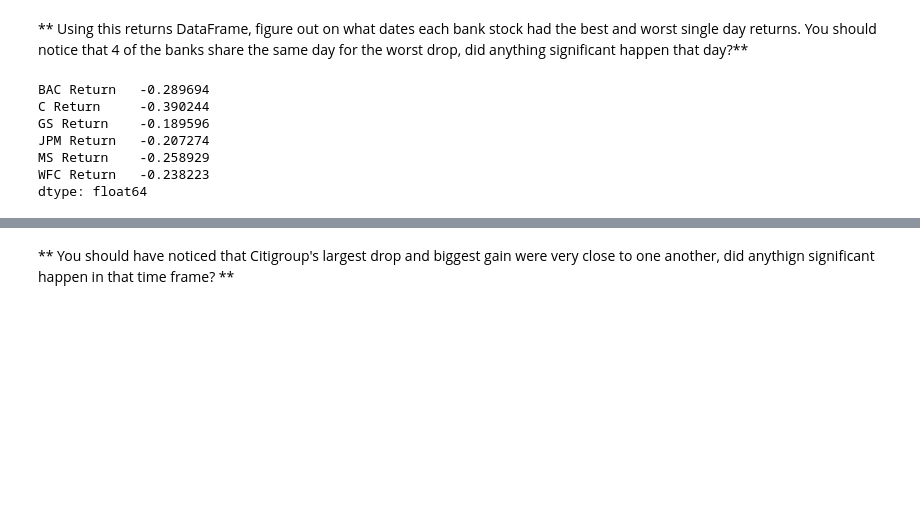
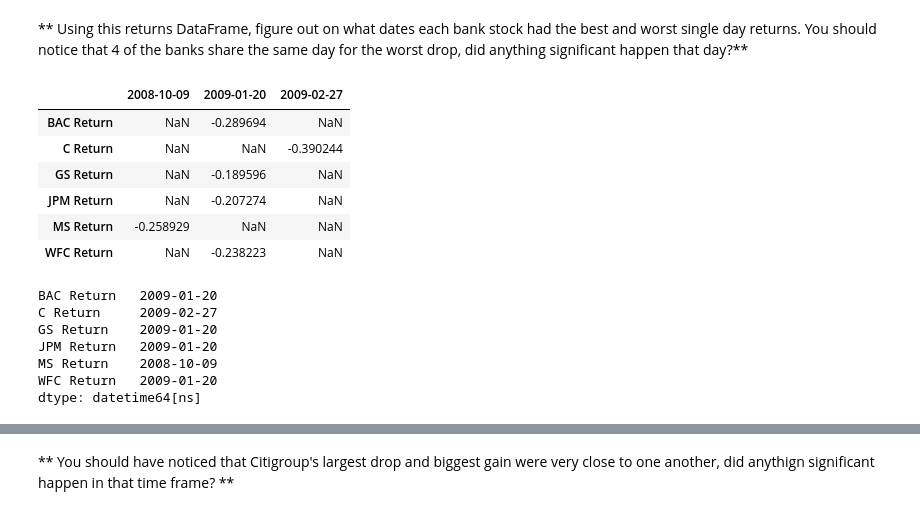
Before and after one commit to weikongwei/Data-Scince-Course-Note, a Jupyter notebook: Refactored_Py_DS_ML_Bootcamp-master/10-Data-Capstone-Projects/03-Finance Project.ipynb, the cells around one changed output, grey strips where cells are left out. Saved outputs shown, nothing was run; the diff lists cells and outputs as text; code cells hidden in the pictures; blank space fills up the shorter version.

```diff
--- a/Refactored_Py_DS_ML_Bootcamp-master/10-Data-Capstone-Projects/03-Finance Project.ipynb
+++ b/Refactored_Py_DS_ML_Bootcamp-master/10-Data-Capstone-Projects/03-Finance Project.ipynb
@@ -223,13 +223,23 @@ plt.grid('on')
 [figure]
 # %% [markdown]
 ** Using this returns DataFrame, figure out on what dates each bank stock had the best and worst single day returns. You should notice that 4 of the banks share the same day for the worst drop, did anything significant happen that day?**
+# %%
+returns[returns[columns] == returns[columns].min()].dropna(how='all').T
+# %% [output]
+|  | 2008-10-09 | 2009-01-20 | 2009-02-27 |
+| BAC Return | NaN | -0.289694 | NaN |
+| C Return | NaN | NaN | -0.390244 |
+| GS Return | NaN | -0.189596 | NaN |
+| JPM Return | NaN | -0.207274 | NaN |
+| MS Return | -0.258929 | NaN | NaN |
+| WFC Return | NaN | -0.238223 | NaN |
 # %%
-returns
+returns.idxmin()
 # %% [output]
-BAC Return   -0.289694
-C Return     -0.390244
-GS Return    -0.189596
-JPM Return   -0.207274
-MS Return    -0.258929
-WFC Return   -0.238223
-dtype: float64
+BAC Return   2009-01-20
+C Return     2009-02-27
+GS Return    2009-01-20
+JPM Return   2009-01-20
+MS Return    2008-10-09
+WFC Return   2009-01-20
+dtype: datetime64[ns]
```
Also changed, not shown: parts of 4 cells of this notebook.
